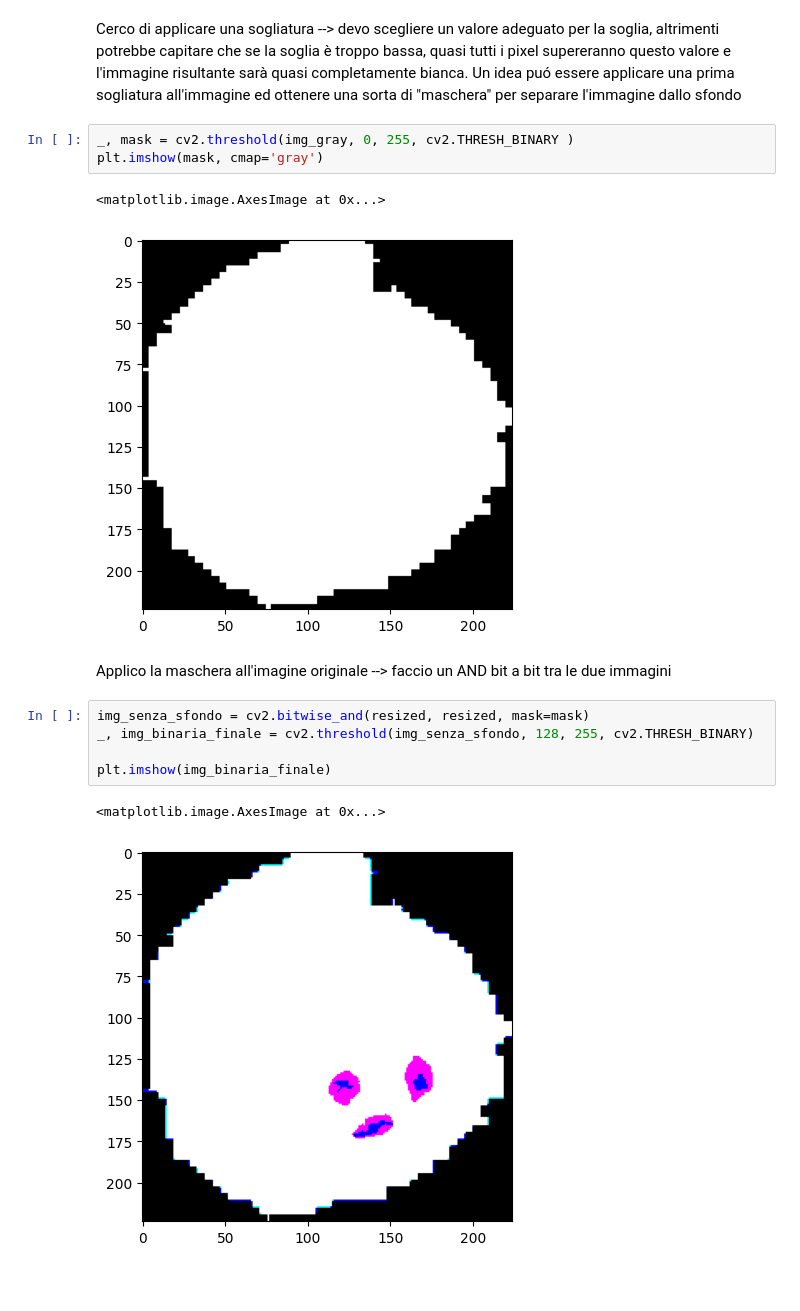
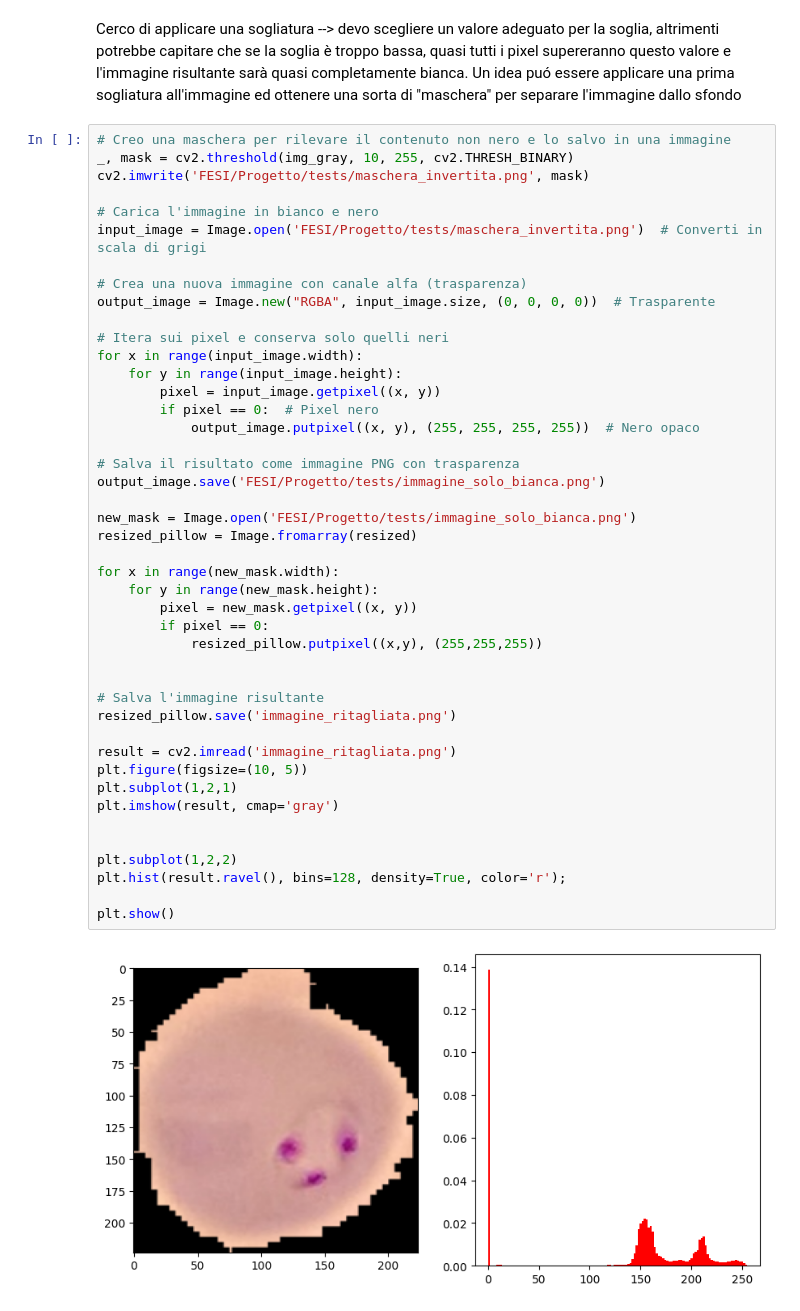
Before and after one commit to GiuuGpEEp/TerzoAnnoUni, a Jupyter notebook: FESI/Progetto/ProvaNotebook.ipynb, the cells around one changed output. Saved outputs shown, nothing was run; the diff lists cells and outputs as text; blank space fills up the shorter version.

```diff
--- a/FESI/Progetto/ProvaNotebook.ipynb
+++ b/FESI/Progetto/ProvaNotebook.ipynb
@@ -48,19 +43,49 @@ plt.hist(eq_img.ravel(), bins=128, density=True, color='r');
 # %% [markdown]
 Cerco di applicare una sogliatura --> devo scegliere un valore adeguato per la soglia, altrimenti potrebbe capitare che se la soglia è troppo bassa, quasi tutti i pixel supereranno questo valore e l'immagine risultante sarà quasi completamente bianca.
 Un idea puó essere applicare una prima sogliatura all'immagine ed ottenere una sorta di "maschera" per separare l'immagine dallo sfondo
-# %%
-_, mask = cv2.threshold(img_gray, 0, 255, cv2.THRESH_BINARY )
-plt.imshow(mask, cmap='gray')
-# %% [output]
-<matplotlib.image.AxesImage at 0x...>
-[figure, removed]
-# %% [markdown]
-Applico la maschera all'imagine originale --> faccio un AND bit a bit tra le due immagini
-# %%
-img_senza_sfondo = cv2.bitwise_and(resized, resized, mask=mask)
-_, img_binaria_finale = cv2.threshold(img_senza_sfondo, 128, 255, cv2.THRESH_BINARY)
-
-plt.imshow(img_binaria_finale)
-# %% [output]
-<matplotlib.image.AxesImage at 0x...>
-[figure, removed]
+# %%
+# Creo una maschera per rilevare il contenuto non nero e lo salvo in una immagine
+_, mask = cv2.threshold(img_gray, 10, 255, cv2.THRESH_BINARY)
+cv2.imwrite('FESI/Progetto/tests/maschera_invertita.png', mask)
+
+# Carica l'immagine in bianco e nero
+input_image = Image.open('FESI/Progetto/tests/maschera_invertita.png')  # Converti in scala di grigi
+
+# Crea una nuova immagine con canale alfa (trasparenza)
+output_image = Image.new("RGBA", input_image.size, (0, 0, 0, 0))  # Trasparente
+
+# Itera sui pixel e conserva solo quelli neri
+for x in range(input_image.width):
+    for y in range(input_image.height):
+        pixel = input_image.getpixel((x, y))
+        if pixel == 0:  # Pixel nero
+            output_image.putpixel((x, y), (255, 255, 255, 255))  # Nero opaco
+
+# Salva il risultato come immagine PNG con trasparenza
+output_image.save('FESI/Progetto/tests/immagine_solo_bianca.png')
+
+new_mask = Image.open('FESI/Progetto/tests/immagine_solo_bianca.png')
+resized_pillow = Image.fromarray(resized)
+
+for x in range(new_mask.width):
+    for y in range(new_mask.height):
+        pixel = new_mask.getpixel((x, y))
+        if pixel == 0:
+            resized_pillow.putpixel((x,y), (255,255,255))
+
+
+# Salva l'immagine risultante
+resized_pillow.save('immagine_ritagliata.png')
+
+result = cv2.imread('immagine_ritagliata.png')
+plt.figure(figsize=(10, 5))
+plt.subplot(1,2,1)
+plt.imshow(result, cmap='gray')
+
+
+plt.subplot(1,2,2)
+plt.hist(result.ravel(), bins=128, density=True, color='r');
+
+plt.show()
+# %% [output]
+[figure, added]
```
Also changed, not shown: parts of 5 cells of this notebook, 4 other files.
